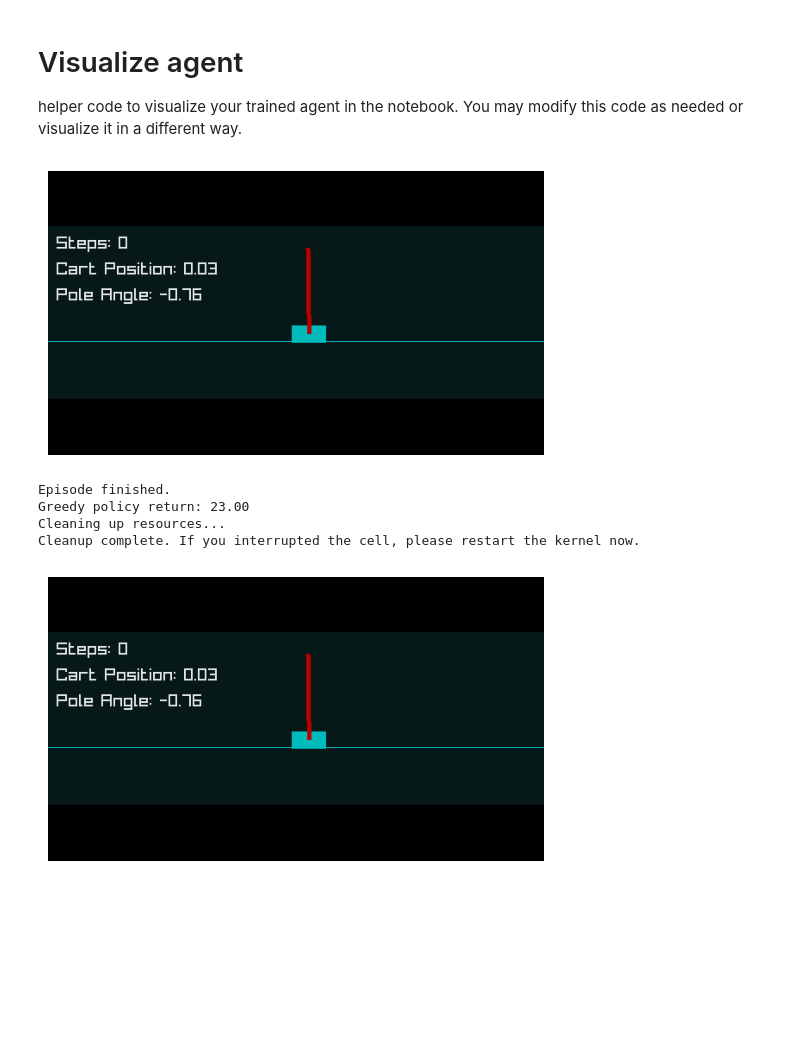
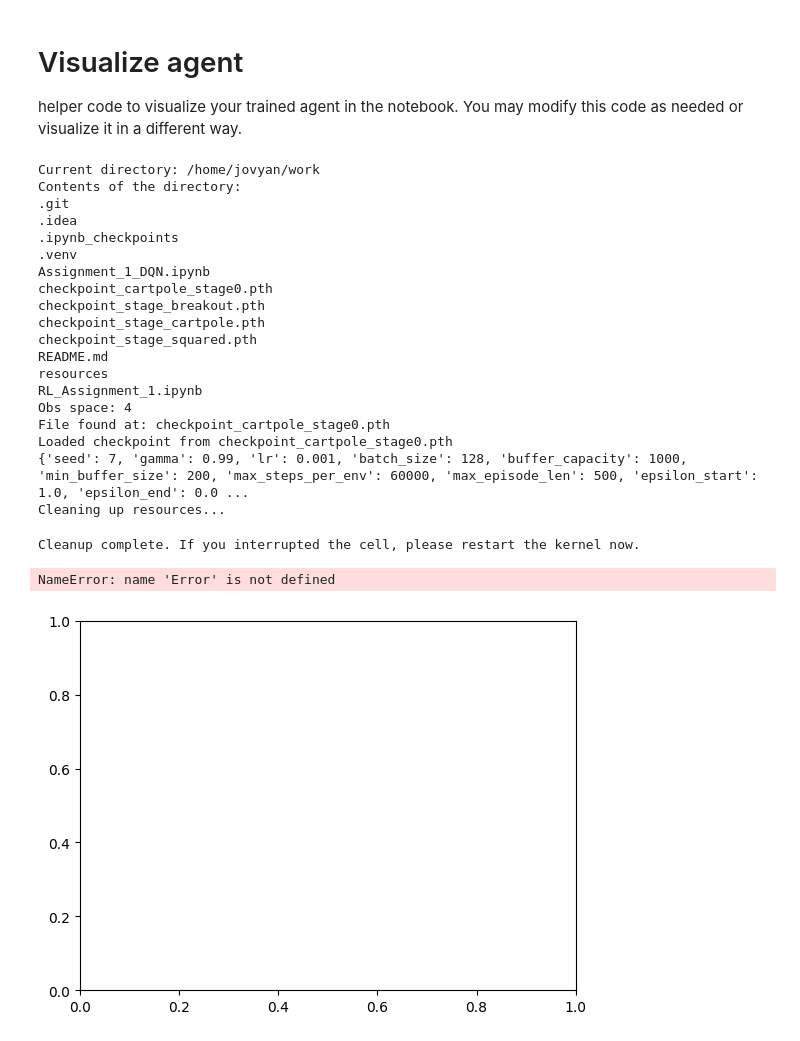
Before and after one commit to AlexanderVanOyen/RL, a Jupyter notebook: Assignment_1_DQN.ipynb, the cells around one changed output. Drawn from its saved outputs; the diff is of its cells as text; code cells hidden in the pictures; blank space fills up the shorter version.

```diff
--- a/Assignment_1_DQN.ipynb
+++ b/Assignment_1_DQN.ipynb
@@ -357,16 +357,16 @@ class Config:
     seed: int = 7
     gamma: float = 0.95                # prioritize short-term rewards
     lr: float = 1e-3                   # can reduce to 1e-4 if unstable
-    batch_size: int = 64
-    buffer_capacity: int = 20_000      # larger buffer for diverse data
-    min_buffer_size: int = 2_000       # start training with more data
-    max_steps_per_env: int = 50_000
-    max_episode_len: int = 10_000
+    batch_size: int = 128
+    buffer_capacity: int = 1000      # larger buffer for diverse data
+    min_buffer_size: int = 200       # start training with more data
+    max_steps_per_env: int = 60_000
+    max_episode_len: int = 500
     epsilon_start: float = 1.0
-    epsilon_end: float = 0.1
-    epsilon_decay_steps: int = 50_000
-    target_update_interval: int = 500
-    train_freq: int = 1
+    epsilon_end: float = 0.01
+    epsilon_decay_steps: int = 5000
+    target_update_interval: int = 100
+    train_freq: int = 4
     gradient_clip: float = 10.0
     reward_clip: Optional[float] = None
     use_double_dqn: bool = False
@@ -759,6 +759,8 @@ for stage_env_name in cfg.curriculum:
                 logs['eval'].append((total_steps, eval_ret))
                 print(f"Eval @ Ep {episode_counter} and {total_steps} steps => mean return {eval_ret:.2f}")
 
+    save_checkpoint(checkpoint_path, q_net, optimizer, cfg, stage_env_name)
+
     all_stage_logs[stage_env_name] = logs
     stage_index += 1
 # %% [output]
@@ -971,12 +973,33 @@ try:
     vdisplay = Display(visible=False, size=(game_width, game_height))
     vdisplay.start()
 
-    os.chdir(pufferlib_dir)
+    # os.chdir(pufferlib_dir)
     # env = breakout.Breakout(num_envs=1, render_mode='human', seed=seed)
     # env = cartpole.Cartpole(num_envs=1, render_mode='human', seed=seed)
     env = cartpole.Cartpole(num_envs=1, render_mode='human', seed=seed)
 
     fig, ax = plt.subplots(1)
+
+    current_directory = os.getcwd()
+    print(f"Current directory: {current_directory}")
+
+    # List all files and directories in the current directory
+    contents = os.listdir(current_directory)
+    print("Contents of the directory:")
+    for item in contents:
+        print(item)
+
+    q_net = build_q_network(env, cfg).to(DEVICE)
+    optimizer = torch.optim.Adam(q_net.parameters(), lr=cfg.lr)  # Placeholder optimizer for load_checkpoint
+    checkpoint_path = 'checkpoint_cartpole_stage0.pth'  # Adjust path to your saved checkpoint
+    if os.path.exists(checkpoint_path):
+        print(f"File found at: {checkpoint_path}")
+
+    load_checkpoint(checkpoint_path, q_net, optimizer)  # Load the trained model
+
+    raise Error
+
+    q_net.eval()  # Set to evaluation mode
 
     # --- Your Agent's Logic Starts Here ---
     obs, _ = env.reset(seed)
@@ -990,7 +1013,7 @@ try:
         # The inner 'try...except' for clean interruption
         try:
             # Get action from your policy instead of random
-            q_net = build_q_network(env, cfg).to(DEVICE)
+            # q_net = build_q_network(env, cfg).to(DEVICE)
             a = greedy_action(state)
 
             # Step the environment
@@ -1013,39 +1036,55 @@ try:
             # --- End of Visualization Pipeline ---
 
             # Continue with your agent's logic
             state = first_obs(obs).astype(np.float32)
             episode_return += float(first_obs(reward))
             done = bool(first_obs(term)) or bool(first_obs(trunc))
             if done:
                 print("Episode finished.")
                 break
 
         except KeyboardInterrupt:
             print("\n\nInterrupted by user. The kernel is now in an unstable state and must be restarted.")
             break
 
     print(f'Greedy policy return: {episode_return:.2f}')
 
 finally:
     # This block is ALWAYS executed, ensuring a safe shutdown.
     print("Cleaning up resources...")
     os.chdir(original_dir)
 
     if env is not None:
         env.close()
 
     time.sleep(0.5)
 
     if vdisplay is not None:
         vdisplay.stop()
     print("Cleanup complete. If you interrupted the cell, please restart the kernel now.")
 # %% [output]
+Current directory: /home/jovyan/work
+Contents of the directory:
+.git
+.idea
+.ipynb_checkpoints
+.venv
+Assignment_1_DQN.ipynb
+checkpoint_cartpole_stage0.pth
+checkpoint_stage_breakout.pth
+checkpoint_stage_cartpole.pth
+checkpoint_stage_squared.pth
+README.md
+resources
+RL_Assignment_1.ipynb
+Obs space: 4
+File found at: checkpoint_cartpole_stage0.pth
+Loaded checkpoint from checkpoint_cartpole_stage0.pth
+{'seed': 7, 'gamma': 0.99, 'lr': 0.001, 'batch_size': 128, 'buffer_capacity': 1000, 'min_buffer_size': 200, 'max_steps_per_env': 60000, 'max_episode_len': 500, 'epsilon_start': 1.0, 'epsilon_end': 0.0 ...
+Cleaning up resources...
+Cleanup complete. If you interrupted the cell, please restart the kernel now.
+NameError: name 'Error' is not defined
-[figure, old version]
+[figure, new version]
-Episode finished.
-Greedy policy return: 23.00
-Cleaning up resources...
-Cleanup complete. If you interrupted the cell, please restart the kernel now.
-[figure, removed]
 # %%
 def save_checkpoint(path, q_net, optimizer, cfg: Config, stage_name: str):
     torch.save({
```
Also changed, not shown: parts of 2 cells of this notebook.
